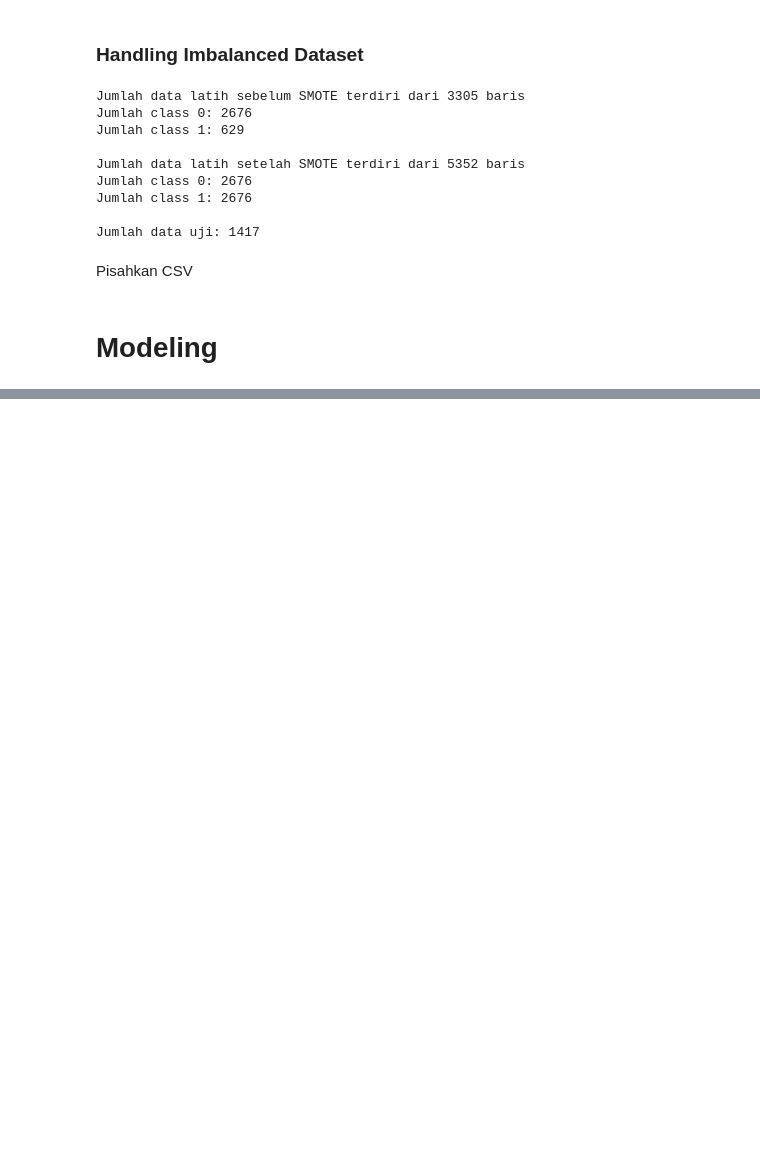
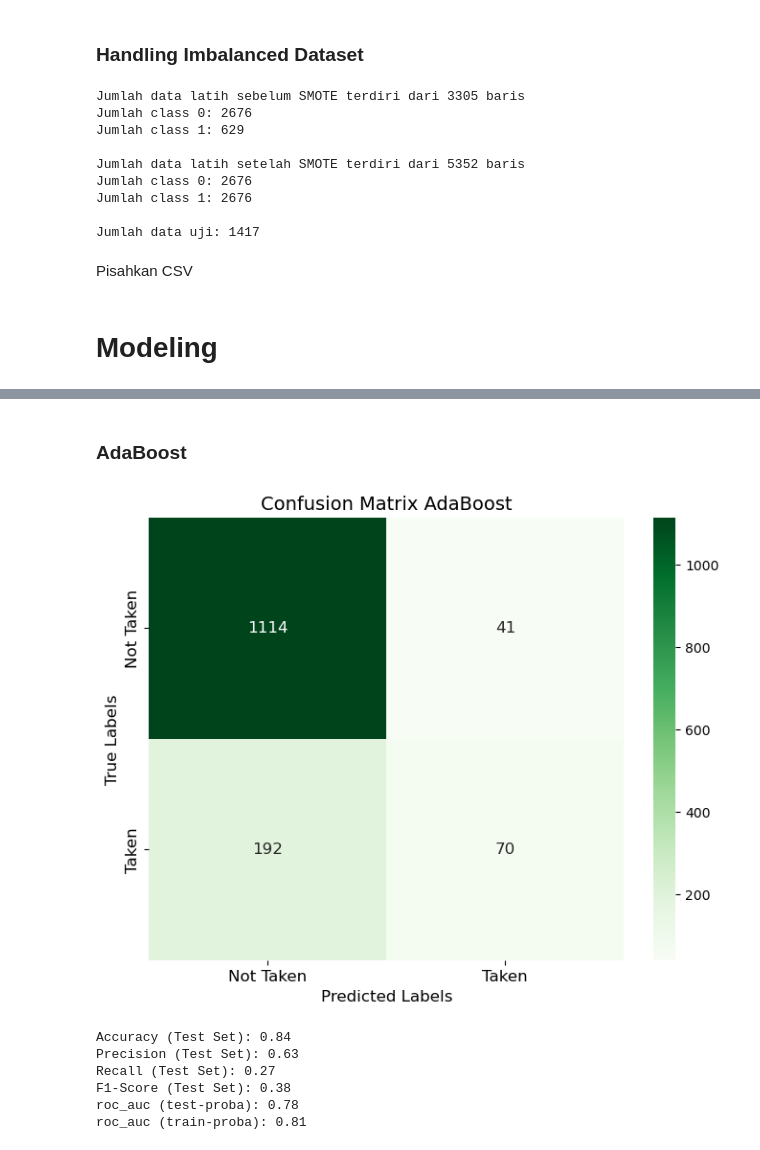
Before and after one commit to damaraira/ByteBenders, a Jupyter notebook: Preprocessing + Modeling_Final Project.ipynb, the cells around one changed output, grey strips where cells are left out. Drawn from its saved outputs; the diff is of its cells as text; code cells hidden in the pictures; blank space fills up the shorter version.

```diff
--- a/Preprocessing + Modeling_Final Project.ipynb
+++ b/Preprocessing + Modeling_Final Project.ipynb
@@ -463,0 +574,18 @@ X_test.to_csv('Travel_Prep_test.csv', index=False)
+# %% [markdown]
+### AdaBoost
+# %%
+from sklearn.ensemble import AdaBoostClassifier
+
+adb = AdaBoostClassifier(random_state=42)
+adb.fit(X_train, y_train)
+
+plotting_confusion_matrix(adb, X_test, y_test, title='AdaBoost')
+eval_classification(adb)
+# %% [output]
+[figure, added]
+Accuracy (Test Set): 0.84
+Precision (Test Set): 0.63
+Recall (Test Set): 0.27
+F1-Score (Test Set): 0.38
+roc_auc (test-proba): 0.78
+roc_auc (train-proba): 0.81
```
Also changed, not shown: parts of 25 cells of this notebook.
